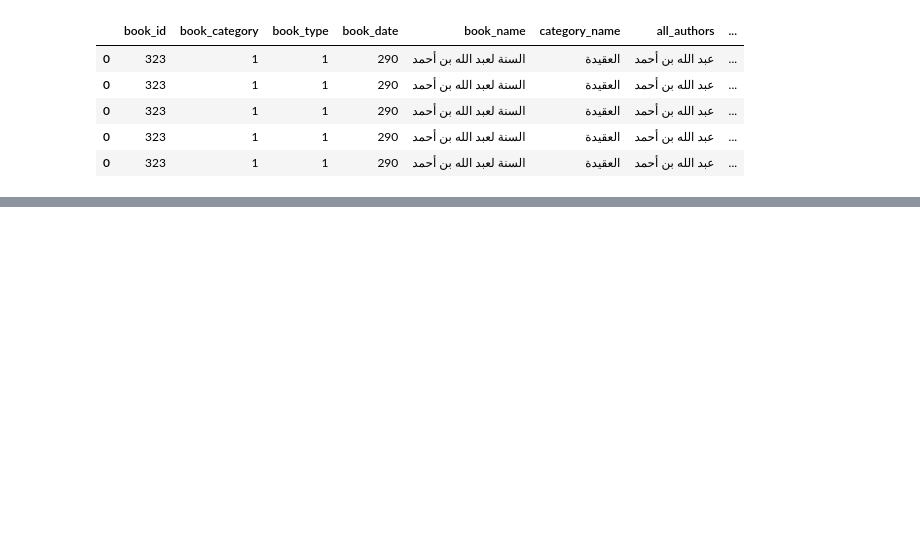
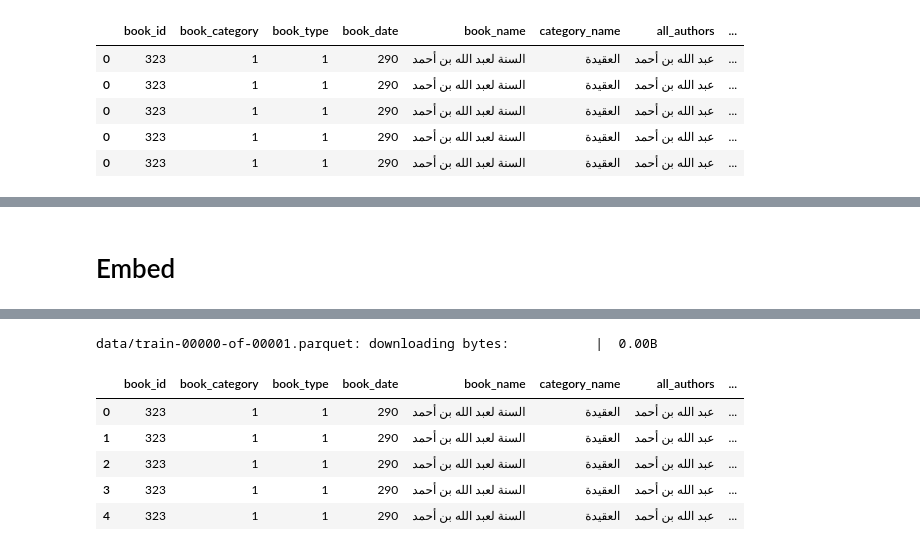
Before and after one commit to SHANKER4K/elimam, a Jupyter notebook: notebooks/sunnah.ipynb, the cells around one changed output, grey strips where cells are left out. Cells and saved outputs as stored; diff of their text form; code cells hidden in the pictures; blank space fills up the shorter version.

```diff
--- a/sunnah.ipynb
+++ b/notebooks/sunnah.ipynb
@@ -447,0 +484,9 @@ CommitInfo(commit_url='https://huggingface.co/datasets/SHK4K/athar_books/commit/
+# %% [markdown]
+# Embed
+# %%
+from datasets import load_dataset
+
+ds = load_dataset('SHK4K/athar_books')
+df = ds['train'].to_pandas()
+df.head()
+# %% [output]
@@ -447,0 +497,7 @@ CommitInfo(commit_url='https://huggingface.co/datasets/SHK4K/athar_books/commit/
+data/train-00000-of-00001.parquet: downloading bytes:           |  0.00B
+|  | book_id | book_category | book_type | book_date | book_name | category_name | all_authors | ... |
+| 0 | 323 | 1 | 1 | 290 | السنة لعبد الله بن أحمد | العقيدة | عبد الله بن أحمد | ... |
+| 1 | 323 | 1 | 1 | 290 | السنة لعبد الله بن أحمد | العقيدة | عبد الله بن أحمد | ... |
+| 2 | 323 | 1 | 1 | 290 | السنة لعبد الله بن أحمد | العقيدة | عبد الله بن أحمد | ... |
+| 3 | 323 | 1 | 1 | 290 | السنة لعبد الله بن أحمد | العقيدة | عبد الله بن أحمد | ... |
+| 4 | 323 | 1 | 1 | 290 | السنة لعبد الله بن أحمد | العقيدة | عبد الله بن أحمد | ... |
```
Also changed, not shown: parts of 34 cells of this notebook, 20 other files.
